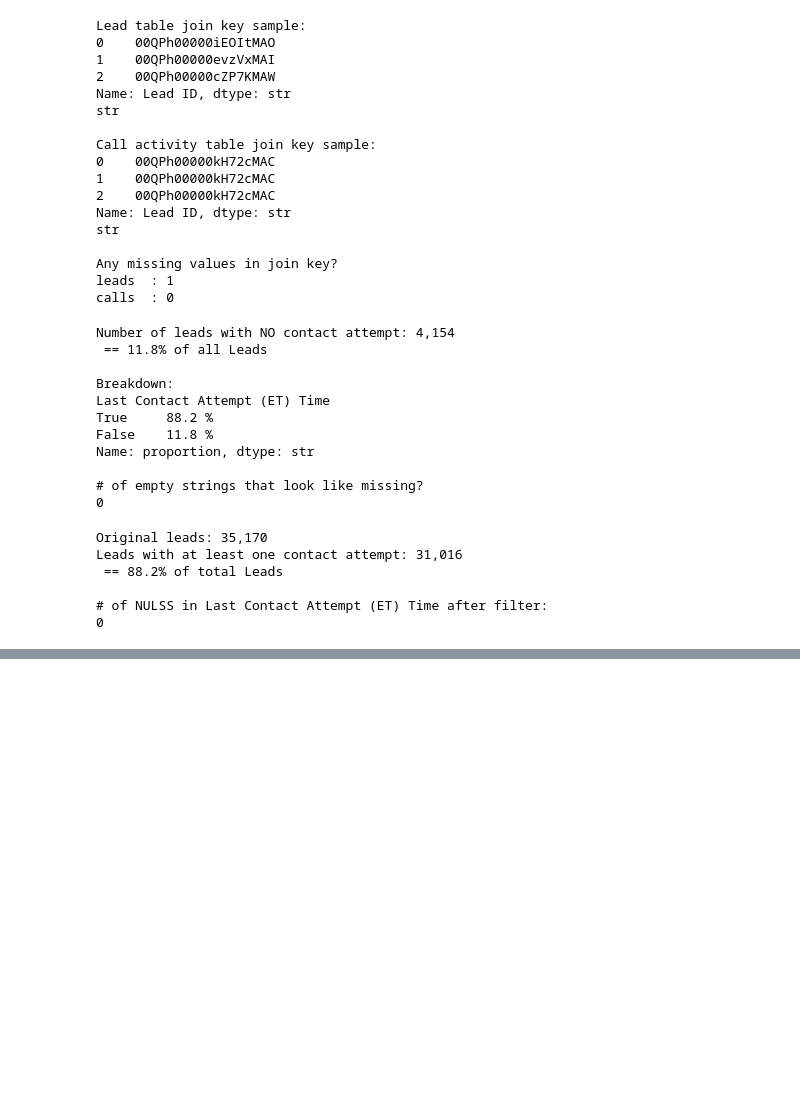
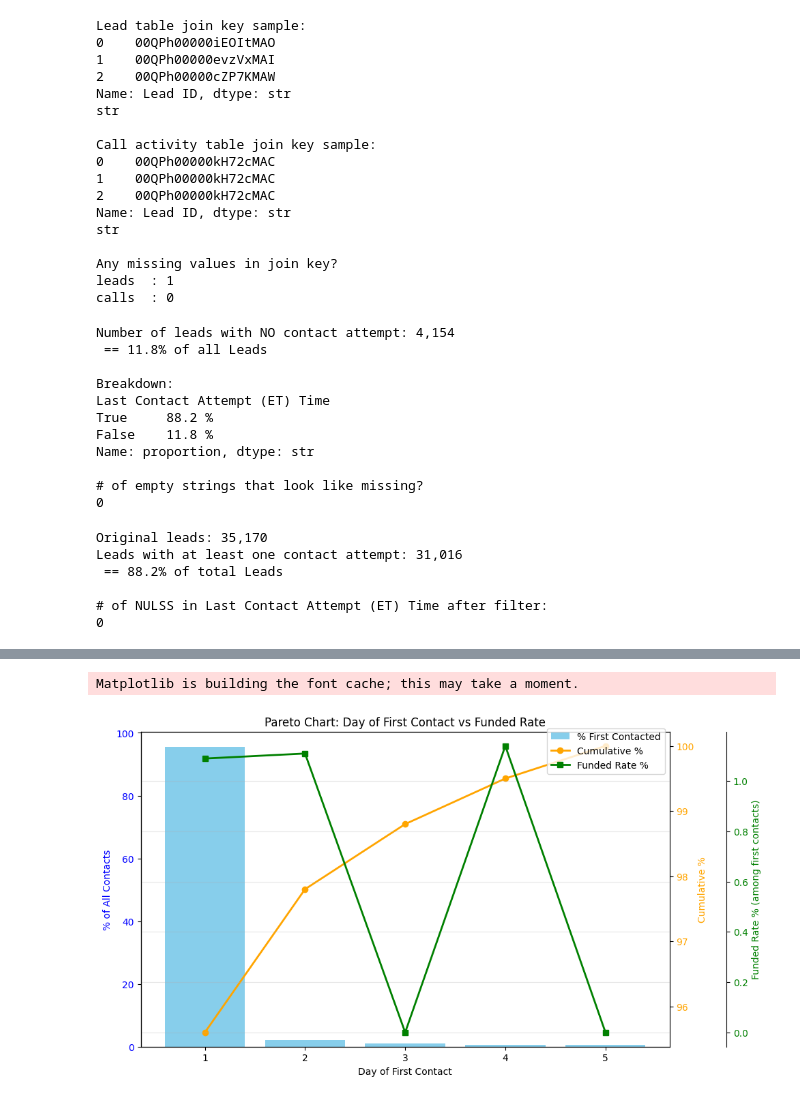
Before and after one commit to crisgiovanoni/lower_dtc, a Jupyter notebook: leads_eda.ipynb, the cells around one changed output, grey strips where cells are left out. Drawn from its saved outputs; the diff is of its cells as text; code cells hidden in the pictures; blank space fills up the shorter version.

```diff
--- a/leads_eda.ipynb
+++ b/leads_eda.ipynb
@@ -246,0 +264,19 @@ Quick check — are they identical? (sample of 5000 rows)
+# %%
+# Filter to outbound Pool A attempts only
+
+df_attempts = df_merged[
+    (df_merged['Direction'] == 'Outbound') &
+    # (df_merged['Is Pool A (Active SDR)? (Yes / No)'] == 'Yes') &
+    (df_merged['days_since_creation'] >= 0)
+].copy()
+
+print("Rows after filtering to outbound Pool A attempts + no negative days since creation:", len(df_attempts))
+print("Unique leads in this subset:", df_attempts['Lead ID'].nunique())
+
+# Quick check on attempt numbers
+print("\nPool A attempt number distribution (top 10 values):")
+print(df_attempts['Pool A Call Attempt Number'].value_counts().sort_index().head(15))
+
+# Confirm relative days are already calculated (from earlier)
+print("\nDays since creation in this subset (first 10 values):")
+print(df_attempts['days_since_creation'].value_counts().sort_index().head(10))
@@ -246,0 +2226,38 @@ Quick check — are they identical? (sample of 5000 rows)
+# %%
+import matplotlib.pyplot as plt
+
+# Data from table
+days = daily_first_contact['Day of First Contact']
+pct = daily_first_contact['pct_first_contacted']
+cum_pct = daily_first_contact['cumulative_pct']
+funded_pct = daily_first_contact['funded_rate_pct']
+
+fig, ax1 = plt.subplots(figsize=(10, 6))
+
+# Bar: % first contacted per day
+ax1.bar(days, pct, color='skyblue', label='% First Contacted')
+ax1.set_xlabel('Day of First Contact')
+ax1.set_ylabel('% of All Contacts', color='blue')
+ax1.tick_params(axis='y', labelcolor='blue')
+
+# Secondary axis for cumulative (Pareto line)
+ax2 = ax1.twinx()
+ax2.plot(days, cum_pct, color='orange', marker='o', linewidth=2, label='Cumulative %')
+ax2.set_ylabel('Cumulative %', color='orange')
+ax2.tick_params(axis='y', labelcolor='orange')
+
+# Tertiary line for funded rate
+ax3 = ax1.twinx()
+ax3.spines['right'].set_position(('outward', 60))  # offset to avoid overlap
+ax3.plot(days, funded_pct, color='green', marker='s', linewidth=2, label='Funded Rate %')
+ax3.set_ylabel('Funded Rate % (among first contacts)', color='green')
+ax3.tick_params(axis='y', labelcolor='green')
+
+# Titles & legend
+plt.title('Pareto Chart: Day of First Contact vs Funded Rate')
+fig.legend(loc='upper right', bbox_to_anchor=(0.9, 0.9))
+plt.grid(True, alpha=0.3)
+plt.show()
+# %% [output]
+Matplotlib is building the font cache; this may take a moment.
+[figure, added]
```
Also changed, not shown: parts of 78 cells of this notebook.
